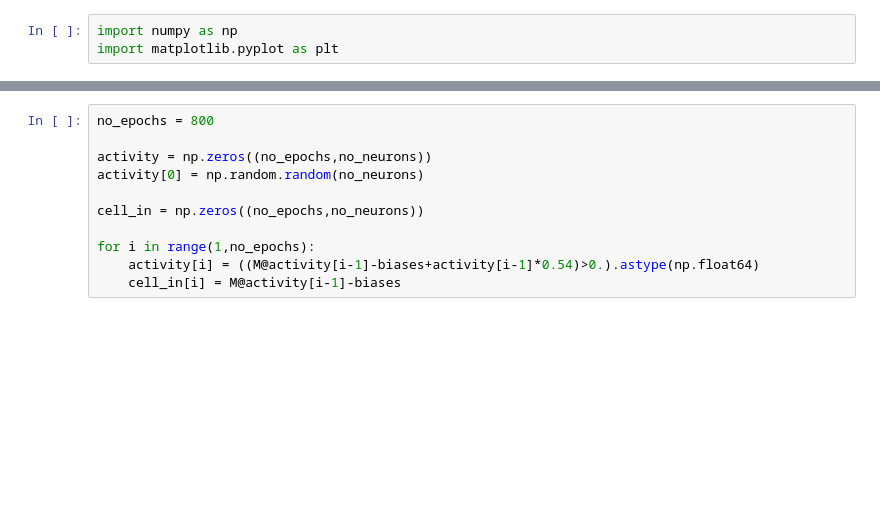
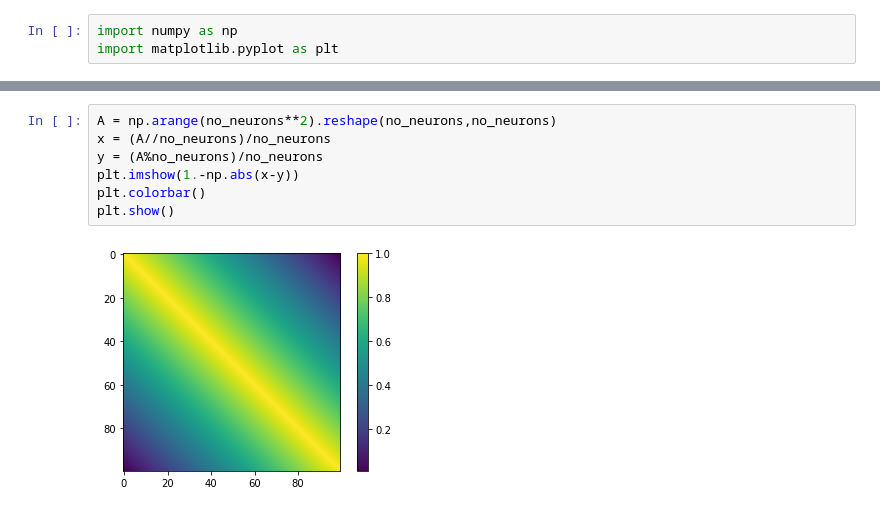
Before and after one commit to Benecoder/quantitative_PT, a Jupyter notebook: spiking_network.ipynb, the cells around one changed output, grey strips where cells are left out. Cells and saved outputs as stored; diff of their text form; blank space fills up the shorter version.

```diff
--- a/spiking_network.ipynb
+++ b/spiking_network.ipynb
@@ -21,11 +28,9 @@ plt.show()
-# %%
-no_epochs = 800
-
-activity = np.zeros((no_epochs,no_neurons))
-activity[0] = np.random.random(no_neurons)
-
-cell_in = np.zeros((no_epochs,no_neurons))
-
-for i in range(1,no_epochs):
-    activity[i] = ((M@activity[i-1]-biases+activity[i-1]*0.54)>0.).astype(np.float64)
-    cell_in[i] = M@activity[i-1]-biases
+# %%
+A = np.arange(no_neurons**2).reshape(no_neurons,no_neurons)
+x = (A//no_neurons)/no_neurons
+y = (A%no_neurons)/no_neurons
+plt.imshow(1.-np.abs(x-y))
+plt.colorbar()
+plt.show()
+# %% [output]
+[figure, added]
```
Also changed, not shown: parts of 5 cells of this notebook, 2 other files.
